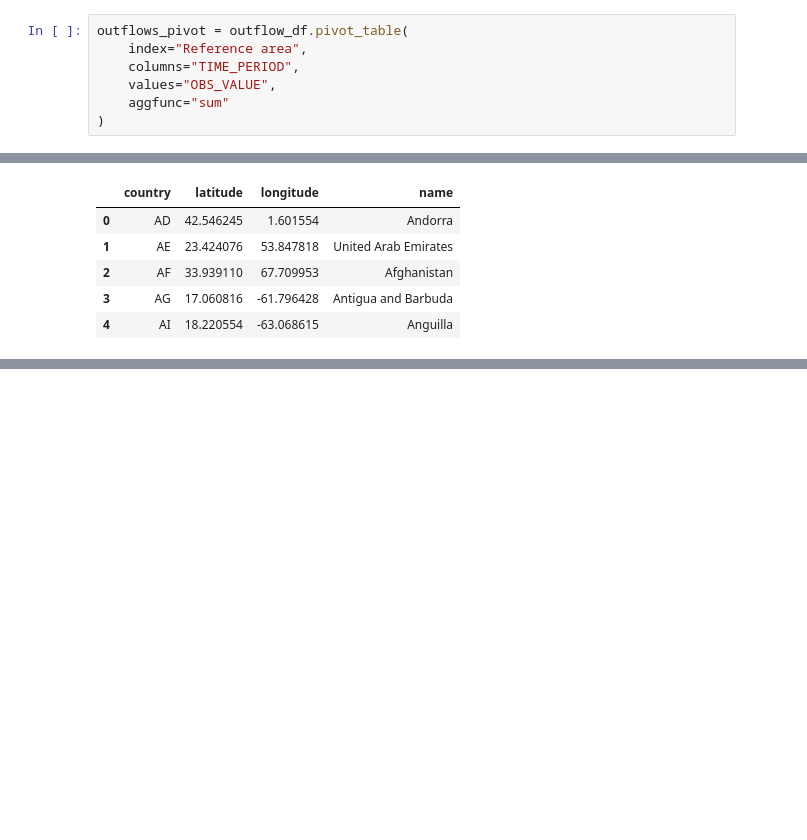
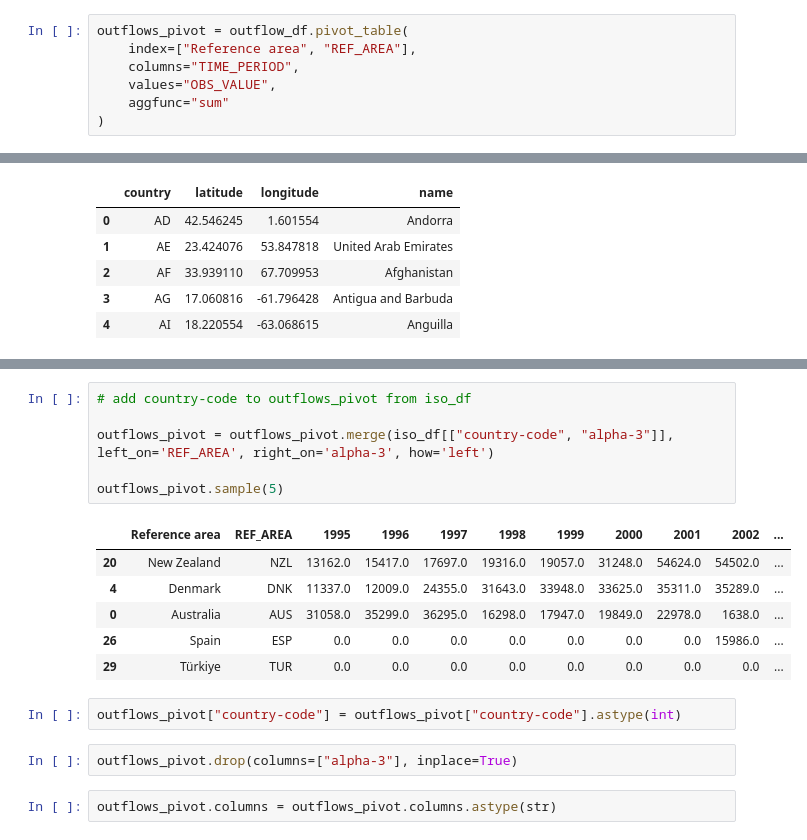
Before and after one commit to aylingunal/CSE548DataViz, a Jupyter notebook: visualisations.ipynb, the cells around one changed output, grey strips where cells are left out. Cells and saved outputs as stored; diff of their text form; blank space fills up the shorter version.

```diff
--- a/visualisations.ipynb
+++ b/visualisations.ipynb
@@ -86,7 +86,7 @@ outflow_df = outflow_df.fillna(0)
 outflow_df["TIME_PERIOD"] = outflow_df["TIME_PERIOD"].astype(int)
 # %%
 outflows_pivot = outflow_df.pivot_table(
-    index="Reference area",
+    index=["Reference area", "REF_AREA"],
     columns="TIME_PERIOD",
     values="OBS_VALUE",
     aggfunc="sum"
@@ -143,0 +132,19 @@ base_map
+# %%
+# add country-code to outflows_pivot from iso_df
+
+outflows_pivot = outflows_pivot.merge(iso_df[["country-code", "alpha-3"]], left_on='REF_AREA', right_on='alpha-3', how='left')
+
+outflows_pivot.sample(5)
+# %% [output]
+|  | Reference area | REF_AREA | 1995 | 1996 | 1997 | 1998 | 1999 | 2000 | 2001 | 2002 | ... |
+| 20 | New Zealand | NZL | 13162.0 | 15417.0 | 17697.0 | 19316.0 | 19057.0 | 31248.0 | 54624.0 | 54502.0 | ... |
+| 4 | Denmark | DNK | 11337.0 | 12009.0 | 24355.0 | 31643.0 | 33948.0 | 33625.0 | 35311.0 | 35289.0 | ... |
+| 0 | Australia | AUS | 31058.0 | 35299.0 | 36295.0 | 16298.0 | 17947.0 | 19849.0 | 22978.0 | 1638.0 | ... |
+| 26 | Spain | ESP | 0.0 | 0.0 | 0.0 | 0.0 | 0.0 | 0.0 | 0.0 | 15986.0 | ... |
+| 29 | Türkiye | TUR | 0.0 | 0.0 | 0.0 | 0.0 | 0.0 | 0.0 | 0.0 | 0.0 | ... |
+# %%
+outflows_pivot["country-code"] = outflows_pivot["country-code"].astype(int)
+# %%
+outflows_pivot.drop(columns=["alpha-3"], inplace=True)
+# %%
+outflows_pivot.columns = outflows_pivot.columns.astype(str)
```
Also changed, not shown: parts of 12 cells of this notebook, 2 other files.
